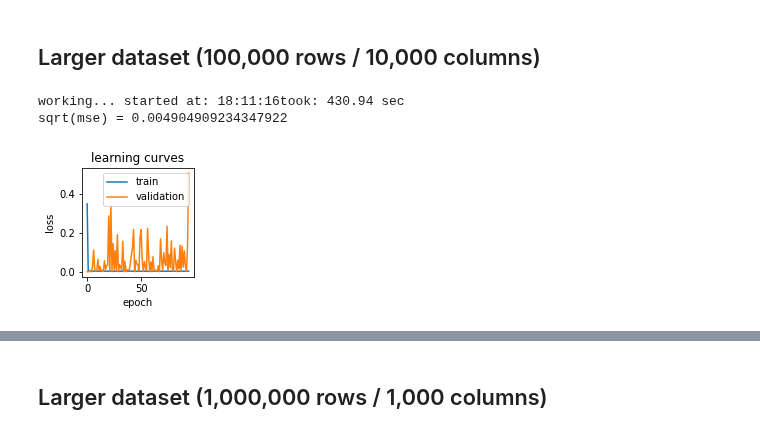
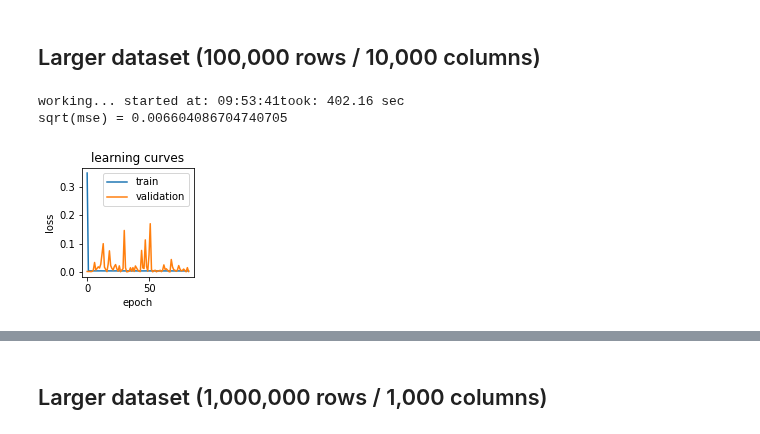
Before and after one commit to yossi-cohen/preferential-attachment, a Jupyter notebook: notebooks/yulesimon-dnn-trials.ipynb, the cells around one changed output, grey strips where cells are left out. Drawn from its saved outputs; the diff is of its cells as text; code cells hidden in the pictures.

```diff
--- a/notebooks/yulesimon-dnn-trials.ipynb
+++ b/notebooks/yulesimon-dnn-trials.ipynb
@@ -311,7 +332,7 @@ sqrt(mse) =  0.02103048777773732
 # %% [markdown]
 ## Lower rvs_size (100->10)
 # %%
-sqrt_mse, m, h = _trial(num_alphas=100, samples_per_alpha=100, rvs_size=10, layers=[256,256], batch_size=32)
-print('sqrt(mse) = ', sqrt_mse)
+sqrt_mse, m, h = _trial(num_alphas=1000, samples_per_alpha=10, rvs_size=10, layers=[256,256], batch_size=32)
+print('sqrt(mse) = ', sqrt_mse) # 0.11866955224021104
 plot_learning_curves(h)
 # %% [output]
@@ -323,4 +343,0 @@ sqrt(mse) =  0.12124246365592901
-# %%
-sqrt_mse, m, h = _trial(num_alphas=100, samples_per_alpha=10, rvs_size=1000, layers=[256,256], batch_size=32)
-print('sqrt(mse) = ', sqrt_mse)
-plot_learning_curves(h)
@@ -333,6 +343,0 @@ sqrt(mse) =  0.007714012850908444
-# %%
-if False:
-    # sqrt_mse, m, h = _trial(num_alphas=100, samples_per_alpha=1000, rvs_size=1000, layers=[32,32], batch_size=32) # 0.008573854791379563
-    sqrt_mse, m, h = _trial(num_alphas=100, samples_per_alpha=1000, rvs_size=1000, layers=[256,256], batch_size=32) #0.012766941637065174
-    print('sqrt(mse) = ', sqrt_mse)
-    plot_learning_curves(h)
@@ -341,5 +343,0 @@ if False:
-# %%
-if False:
-    sqrt_mse, m, h = _trial(num_alphas=100, samples_per_alpha=1000, rvs_size=1000, layers=[32,32], batch_size=32)  # 0.008573854791379563
-    print('sqrt(mse) = {}'.format(sqrt_mse))
-    plot_learning_curves(h)
@@ -350,11 +344,12 @@ sqrt(mse) = 0.008573854791379563
 # %% [markdown]
 ## Larger dataset (100,000 rows / 10,000 columns)
 # %%
-if False:
-    sqrt_mse, m, h = _trial(num_alphas=100, samples_per_alpha=1000, rvs_size=10000, layers=[32,32], batch_size=32)  #
+if True:
+    # sqrt_mse, m, h = _trial(num_alphas=100, samples_per_alpha=1000, rvs_size=10000, layers=[32,32], batch_size=32)  # 0.004904909234347922
+    sqrt_mse, m, h = _trial(num_alphas=100, samples_per_alpha=1000, rvs_size=10000, layers=[256,256], batch_size=32)  # 0.006604086704740705
     print('sqrt(mse) = {}'.format(sqrt_mse))
     plot_learning_curves(h)
 # %% [output]
-working... started at: 18:11:16took: 430.94 sec
-sqrt(mse) = 0.004904909234347922
+working... started at: 09:53:41took: 402.16 sec
+sqrt(mse) = 0.006604086704740705
-[figure, old version]
+[figure, new version]
```
Also changed, not shown: parts of 16 cells of this notebook.
